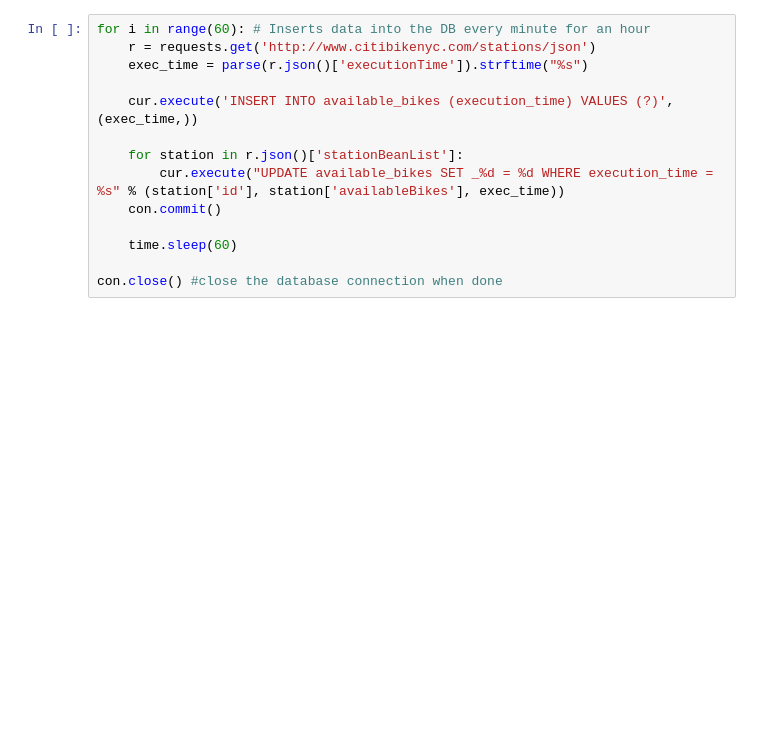
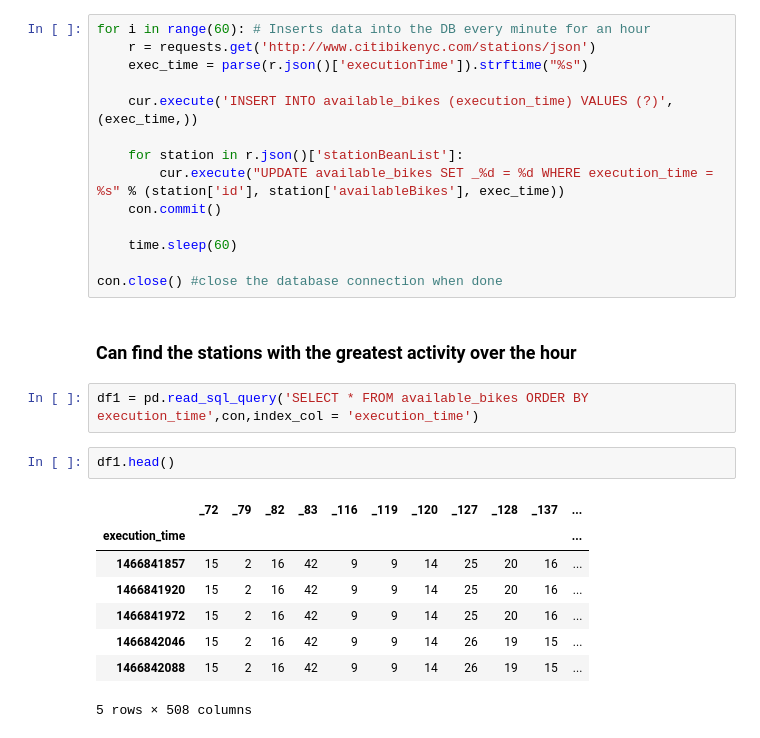
Before and after one commit to danielstallworthmit/thinkful, a Jupyter notebook: datascience/Citi Bike Data.ipynb, the cells around one changed output. Drawn from its saved outputs; the diff is of its cells as text; blank space fills up the shorter version.

```diff
--- a/datascience/Citi Bike Data.ipynb
+++ b/datascience/Citi Bike Data.ipynb
@@ -181,3 +187,18 @@ for i in range(60): # Inserts data into the DB every minute for an hour
     time.sleep(60)
 
 con.close() #close the database connection when done
+# %% [markdown]
+### Can find the stations with the greatest activity over the hour
+# %%
+df1 = pd.read_sql_query('SELECT * FROM available_bikes ORDER BY execution_time',con,index_col = 'execution_time')
+# %%
+df1.head()
+# %% [output]
+|  | _72 | _79 | _82 | _83 | _116 | _119 | _120 | _127 | _128 | _137 | ... |
+| execution_time |  |  |  |  |  |  |  |  |  |  | ... |
+| 1466841857 | 15 | 2 | 16 | 42 | 9 | 9 | 14 | 25 | 20 | 16 | ... |
+| 1466841920 | 15 | 2 | 16 | 42 | 9 | 9 | 14 | 25 | 20 | 16 | ... |
+| 1466841972 | 15 | 2 | 16 | 42 | 9 | 9 | 14 | 25 | 20 | 16 | ... |
+| 1466842046 | 15 | 2 | 16 | 42 | 9 | 9 | 14 | 26 | 19 | 15 | ... |
+| 1466842088 | 15 | 2 | 16 | 42 | 9 | 9 | 14 | 26 | 19 | 15 | ... |
+5 rows × 508 columns
```
Also changed, not shown: parts of 25 cells of this notebook.
